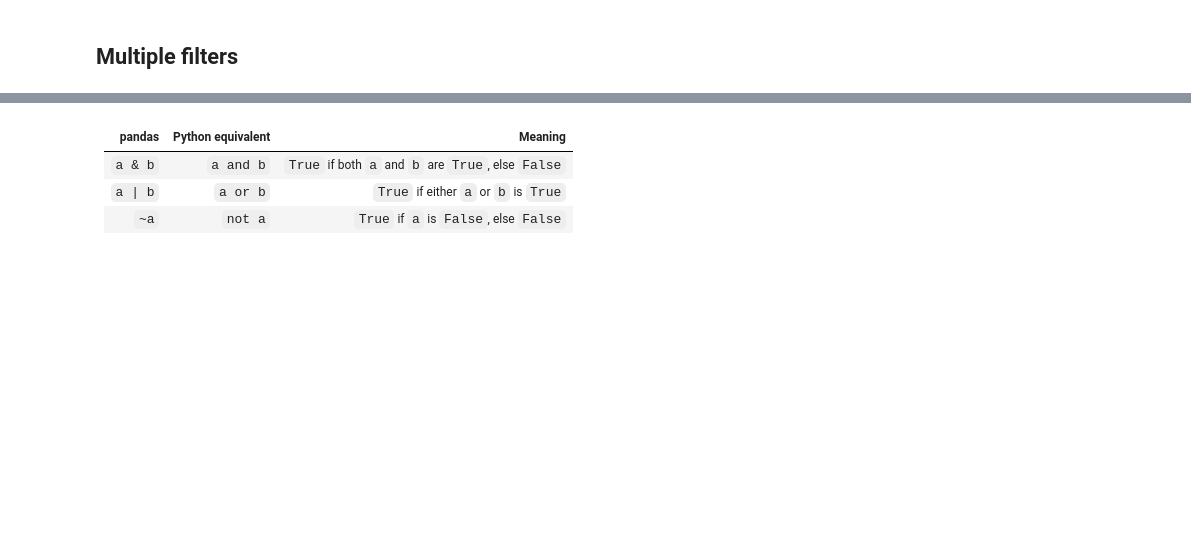
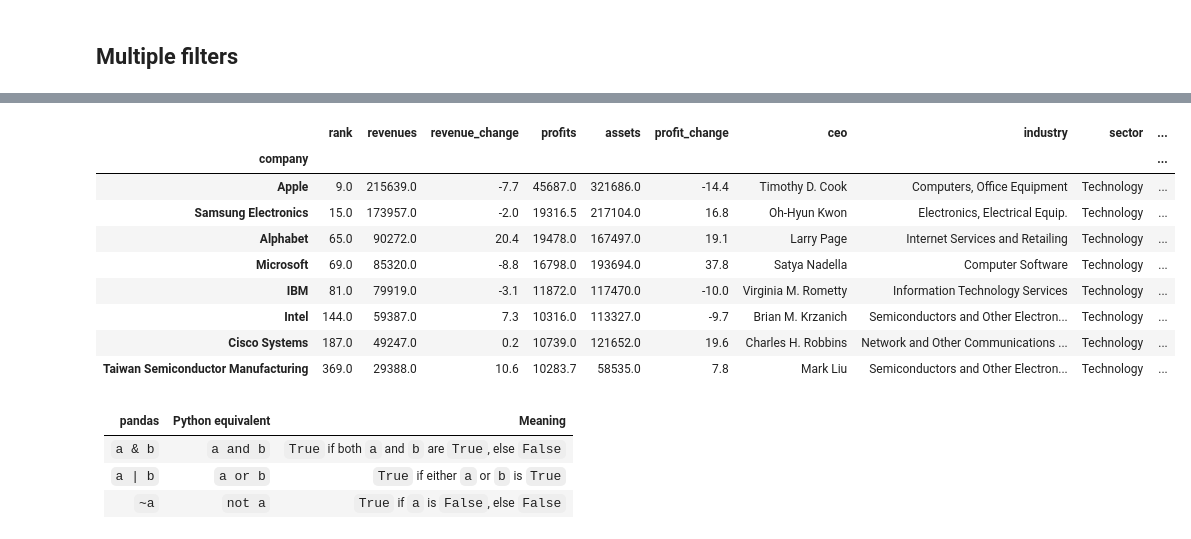
Before and after one commit to icta-tecaji/python-data-analysis-public, a Jupyter notebook: 03_Uvod_v_Pandas/03_Uvod_v_Pandas_CLEAN.ipynb, the cells around one changed output, grey strips where cells are left out. Saved outputs shown, nothing was run; the diff lists cells and outputs as text; code cells hidden in the pictures; blank space fills up the shorter version.

```diff
--- a/03_Uvod_v_Pandas/03_Uvod_v_Pandas_CLEAN.ipynb
+++ b/03_Uvod_v_Pandas/03_Uvod_v_Pandas_CLEAN.ipynb
@@ -756,0 +1550,3 @@ pd.get_dummies(s)
+# %%
+f500[ f500["previous_rank"] == 0 ] = np.nan
+f500["previous_rank"]
@@ -760,0 +1600,3 @@ pd.get_dummies(s)
+# %%
+f500["rank_change"] = f500["previous_rank"] - f500["rank"]
+f500.head()
@@ -768,3 +1749,6 @@ pd.get_dummies(s)
 ---
 # %% [markdown]
 ## Multiple filters
+# %%
+filter_1 = f500["sector"] == "Technology"
+f500[filter_1].head()
@@ -770,0 +1763,3 @@ pd.get_dummies(s)
+# %%
+filter_2 = f500["profits"] > 10_000
+f500[filter_2].head()
@@ -771,3 +1774,17 @@ pd.get_dummies(s)
+# %%
+filter_ = filter_1 & filter_2
+f500[filter_]
+# %% [output]
+|  | rank | revenues | revenue_change | profits | assets | profit_change | ceo | industry | sector | ... |
+| company |  |  |  |  |  |  |  |  |  | ... |
+| Apple | 9.0 | 215639.0 | -7.7 | 45687.0 | 321686.0 | -14.4 | Timothy D. Cook | Computers, Office Equipment | Technology | ... |
+| Samsung Electronics | 15.0 | 173957.0 | -2.0 | 19316.5 | 217104.0 | 16.8 | Oh-Hyun Kwon | Electronics, Electrical Equip. | Technology | ... |
+| Alphabet | 65.0 | 90272.0 | 20.4 | 19478.0 | 167497.0 | 19.1 | Larry Page | Internet Services and Retailing | Technology | ... |
+| Microsoft | 69.0 | 85320.0 | -8.8 | 16798.0 | 193694.0 | 37.8 | Satya Nadella | Computer Software | Technology | ... |
+| IBM | 81.0 | 79919.0 | -3.1 | 11872.0 | 117470.0 | -10.0 | Virginia M. Rometty | Information Technology Services | Technology | ... |
+| Intel | 144.0 | 59387.0 | 7.3 | 10316.0 | 113327.0 | -9.7 | Brian M. Krzanich | Semiconductors and Other Electron... | Technology | ... |
+| Cisco Systems | 187.0 | 49247.0 | 0.2 | 10739.0 | 121652.0 | 19.6 | Charles H. Robbins | Network and Other Communications ... | Technology | ... |
+| Taiwan Semiconductor Manufacturing | 369.0 | 29388.0 | 10.6 | 10283.7 | 58535.0 | 7.8 | Mark Liu | Semiconductors and Other Electron... | Technology | ... |
 # %% [markdown]
 <table>
 <thead>
```
Also changed, not shown: parts of 93 cells of this notebook.
